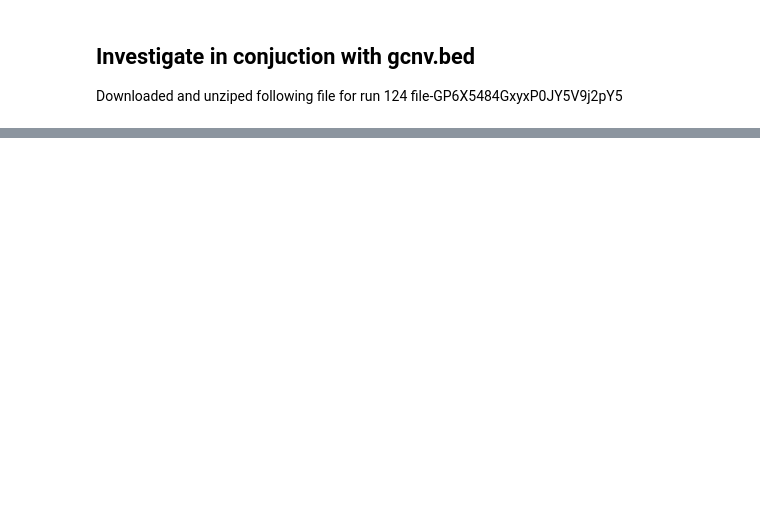
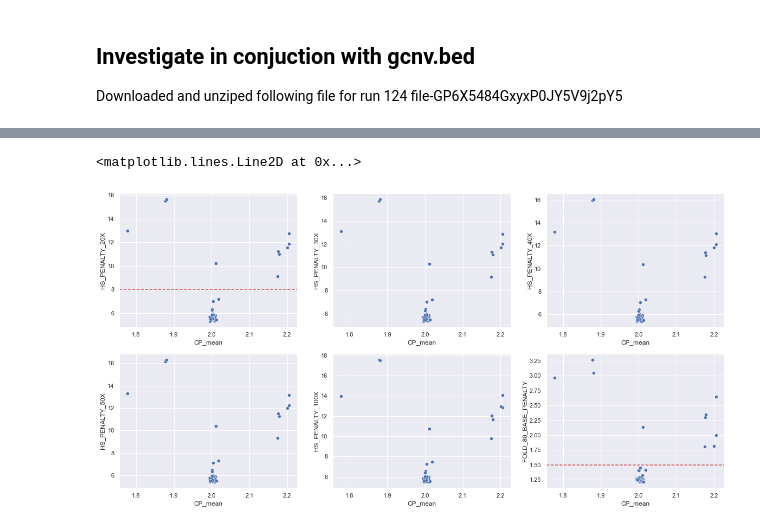
Before and after one commit to eastgenomics/gCNV-validation, a Jupyter notebook: 230404-cnv-fold80-visualisation.ipynb, the cells around one changed output, grey strips where cells are left out. Cells and saved outputs as stored; diff of their text form; code cells hidden in the pictures; blank space fills up the shorter version.

```diff
--- a/230404-cnv-fold80-visualisation.ipynb
+++ b/230404-cnv-fold80-visualisation.ipynb
@@ -127,0 +165,2 @@ ax1 = sns.scatterplot(data=combined,x=combined.CP_mean,y=combined.HS_PENALTY_30X
+# %%
+gcnv_124_all=pd.read_csv(f'{PATH}/002_221130_A01303_0124_AHMTC5DRX2_CEN_copy_ratios.gcnv.bed', sep='\t',skiprows=1)
@@ -127,0 +181,4 @@ ax1 = sns.scatterplot(data=combined,x=combined.CP_mean,y=combined.HS_PENALTY_30X
+# %%
+#run124_gcnv_mean = gcnv_124_all.mean().drop(['chr','start','end']).to_frame(name='CP_mean')
+run124_gcnv_mean = gcnv_124_all[gcnv_124_all['chr'].str.contains("X")==False].mean(numeric_only=True).drop(['start','end']).to_frame(name='CP_mean')
+run124_gcnv_mean
@@ -127,0 +203,18 @@ ax1 = sns.scatterplot(data=combined,x=combined.CP_mean,y=combined.HS_PENALTY_30X
+# %%
+combinedALL=run124_gcnv_mean.join(subset124, how='inner')
+# %%
+sns.set()
+fig,axs = plt.subplots(2,3)
+fig.set_size_inches(20,10)
+sns.scatterplot(ax=axs[0,0],data=combinedALL,x=combinedALL.CP_mean,y=combined.HS_PENALTY_20X)
+sns.scatterplot(ax=axs[0,1],data=combinedALL,x=combinedALL.CP_mean,y=combined.HS_PENALTY_30X)
+sns.scatterplot(ax=axs[0,2],data=combinedALL,x=combinedALL.CP_mean,y=combined.HS_PENALTY_40X)
+sns.scatterplot(ax=axs[1,0],data=combinedALL,x=combinedALL.CP_mean,y=combined.HS_PENALTY_50X)
+sns.scatterplot(ax=axs[1,1],data=combinedALL,x=combinedALL.CP_mean,y=combined.HS_PENALTY_100X)
+sns.scatterplot(ax=axs[1,2],data=combinedALL,x=combinedALL.CP_mean,y=combined.FOLD_80_BASE_PENALTY)
+
+axs[1,2].axhline(y=1.5,color='r',linestyle='--')
+axs[0,0].axhline(y=8,color='r',linestyle='--')
+# %% [output]
+<matplotlib.lines.Line2D at 0x...>
+[figure, added]
```
Also changed, not shown: parts of 32 cells of this notebook.
